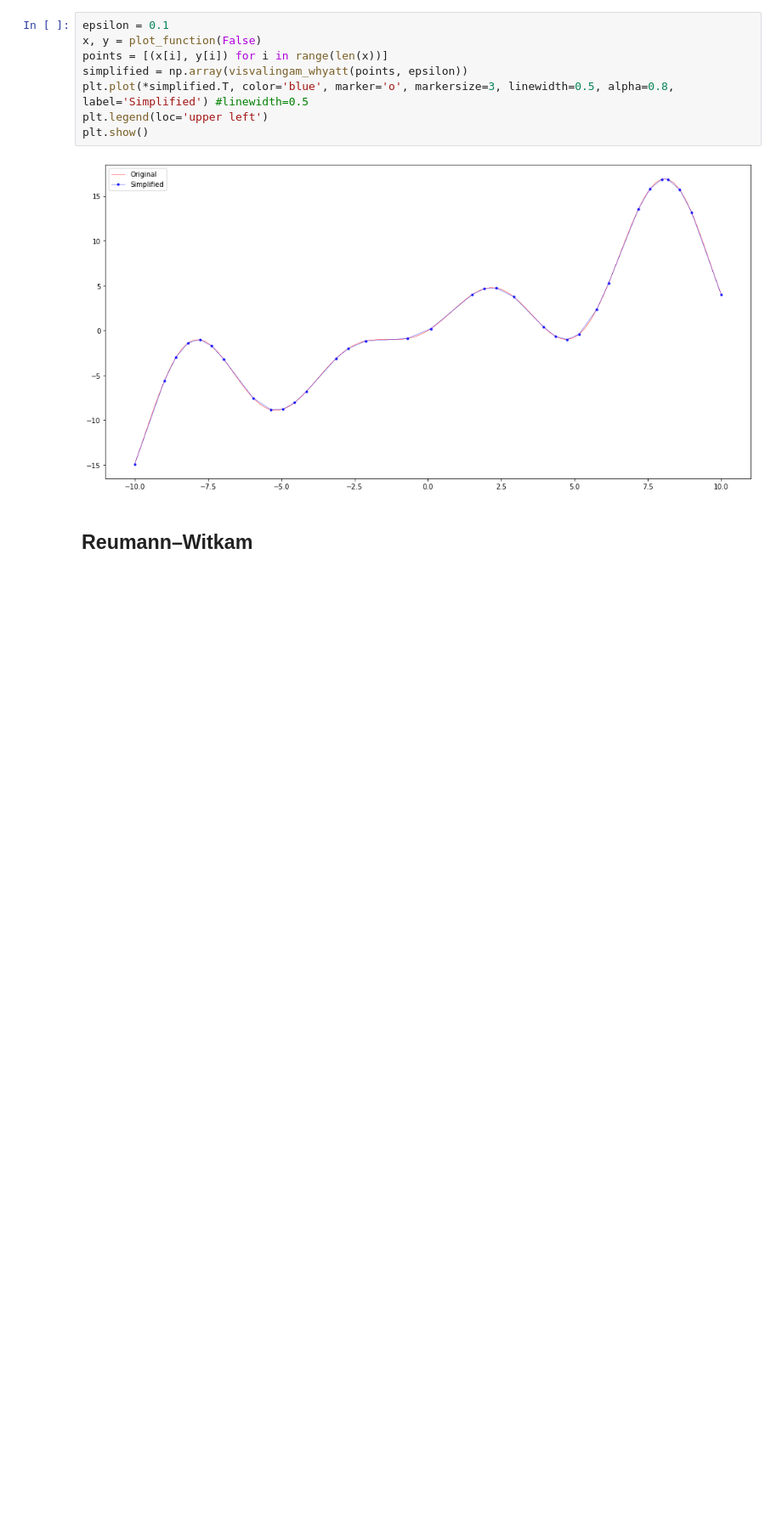
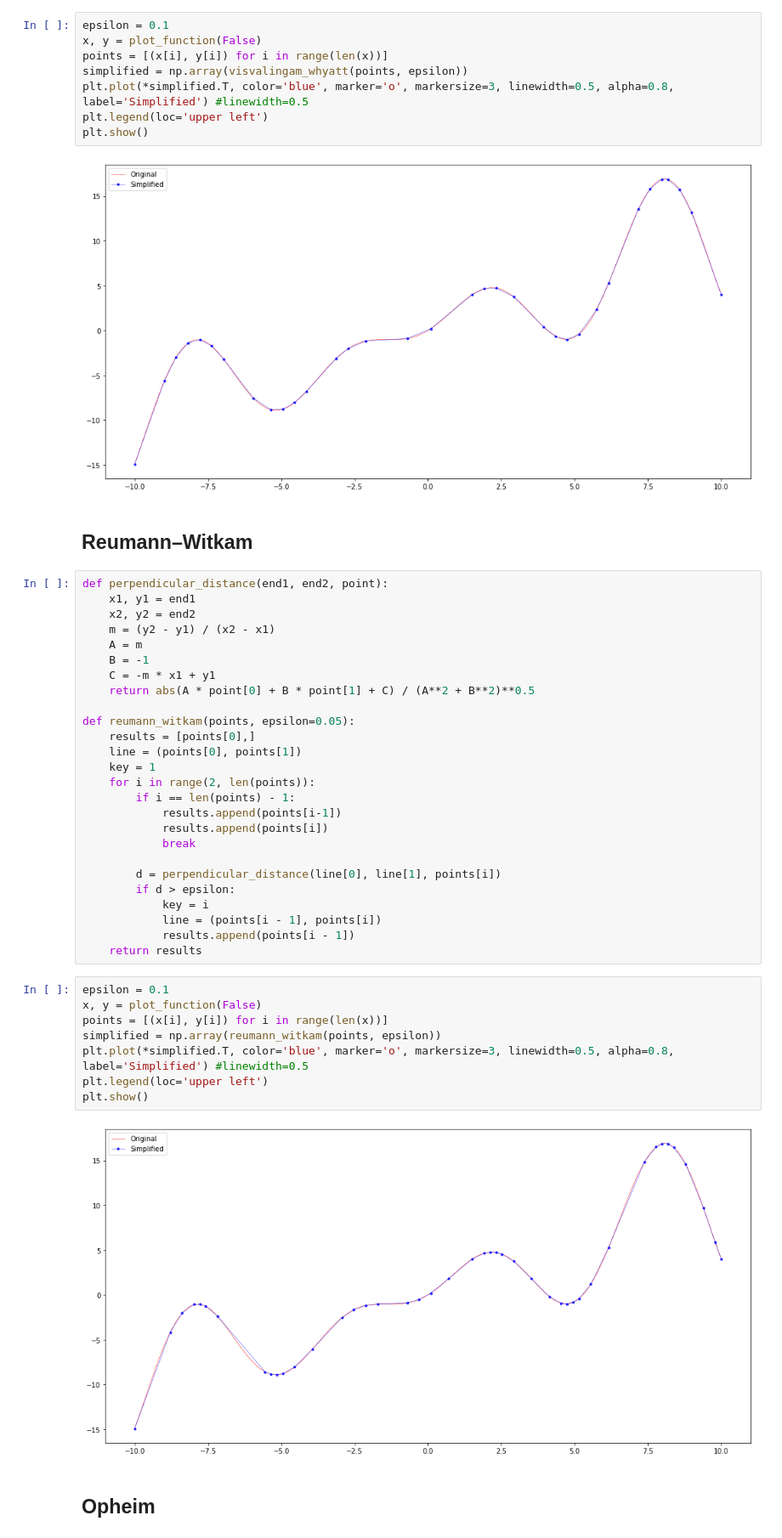
Before and after one commit to hrome13/AlgoWiki, a Jupyter notebook: Algorithms/46. Line Simplification/46. Line Simplification.ipynb, the cells around one changed output. Shown at 85% size. Drawn from its saved outputs; the diff is of its cells as text; blank space fills up the shorter version.

Commit message:
Implemented Reumann–Witkam

```diff
--- a/Algorithms/46. Line Simplification/46. Line Simplification.ipynb
+++ b/Algorithms/46. Line Simplification/46. Line Simplification.ipynb
@@ -118,3 +118,41 @@ plt.show()
 [figure]
 # %% [markdown]
 ## Reumann–Witkam
+# %%
+def perpendicular_distance(end1, end2, point):
+    x1, y1 = end1
+    x2, y2 = end2
+    m = (y2 - y1) / (x2 - x1)
+    A = m
+    B = -1
+    C = -m * x1 + y1
+    return abs(A * point[0] + B * point[1] + C) / (A**2 + B**2)**0.5
+
+def reumann_witkam(points, epsilon=0.05):
+    results = [points[0],]
+    line = (points[0], points[1])
+    key = 1
+    for i in range(2, len(points)):
+        if i == len(points) - 1:
+            results.append(points[i-1])
+            results.append(points[i])
+            break
+
+        d = perpendicular_distance(line[0], line[1], points[i])
+        if d > epsilon:
+            key = i
+            line = (points[i - 1], points[i])
+            results.append(points[i - 1])
+    return results
+# %%
+epsilon = 0.1
+x, y = plot_function(False)
+points = [(x[i], y[i]) for i in range(len(x))]
+simplified = np.array(reumann_witkam(points, epsilon))
+plt.plot(*simplified.T, color='blue', marker='o', markersize=3, linewidth=0.5, alpha=0.8, label='Simplified') #linewidth=0.5
+plt.legend(loc='upper left')
+plt.show()
+# %% [output]
+[figure, added]
+# %% [markdown]
+## Opheim
```
Also changed, not shown: parts of 2 cells of this notebook.
